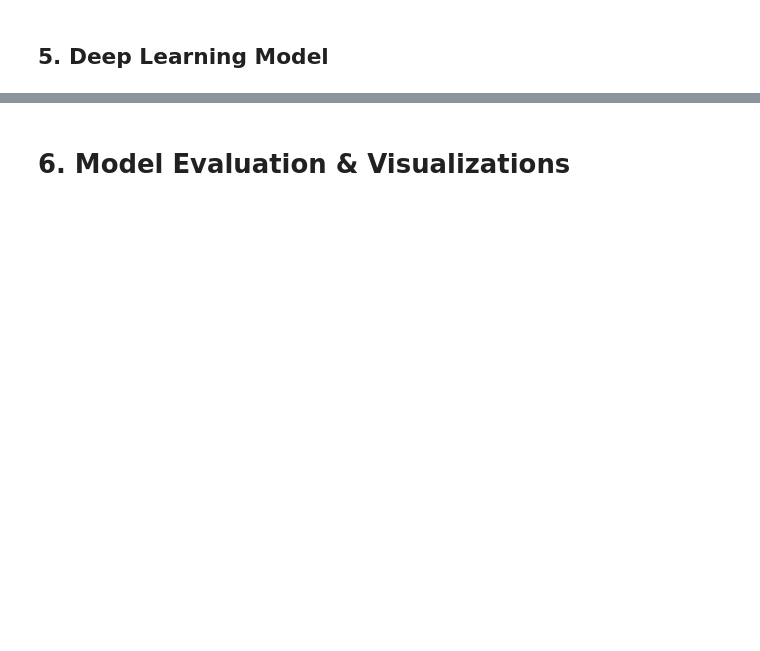
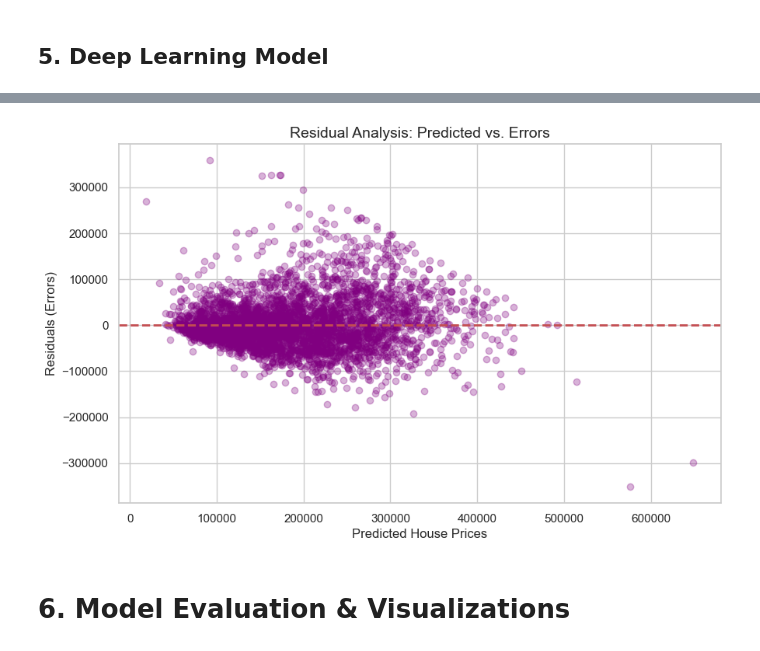
Before and after one commit to AlexGekov/Real-Estate-Price-Prediction-DNN, a Jupyter notebook: real_estate_price_prediction.ipynb, the cells around one changed output, grey strips where cells are left out. Drawn from its saved outputs; the diff is of its cells as text; code cells hidden in the pictures; blank space fills up the shorter version.

```diff
--- a/real_estate_price_prediction.ipynb
+++ b/real_estate_price_prediction.ipynb
@@ -217,3 +243,19 @@ Deep Neural Network MSE: 4287614885.34
+# %%
+def plot_residual_analysis(y_true, y_pred):
+    """Plots residuals to check for homoscedasticity and systematic errors."""
+    residuals = y_true - y_pred
+
+    plt.figure(figsize=(10, 6))
+    plt.scatter(y_pred, residuals, alpha=0.3, color='purple')
+    plt.axhline(y=0, color='r', linestyle='--', lw=2)
+    plt.title('Residual Analysis: Predicted vs. Errors', fontsize=14)
+    plt.xlabel('Predicted House Prices')
+    plt.ylabel('Residuals (Errors)')
+    plt.show()
+
+plot_residual_analysis(y_test, dnn_preds)
+# %% [output]
+[figure, added]
 # %% [markdown]
 # 6. Model Evaluation & Visualizations
 # %%
```
Also changed, not shown: parts of 9 cells of this notebook.
